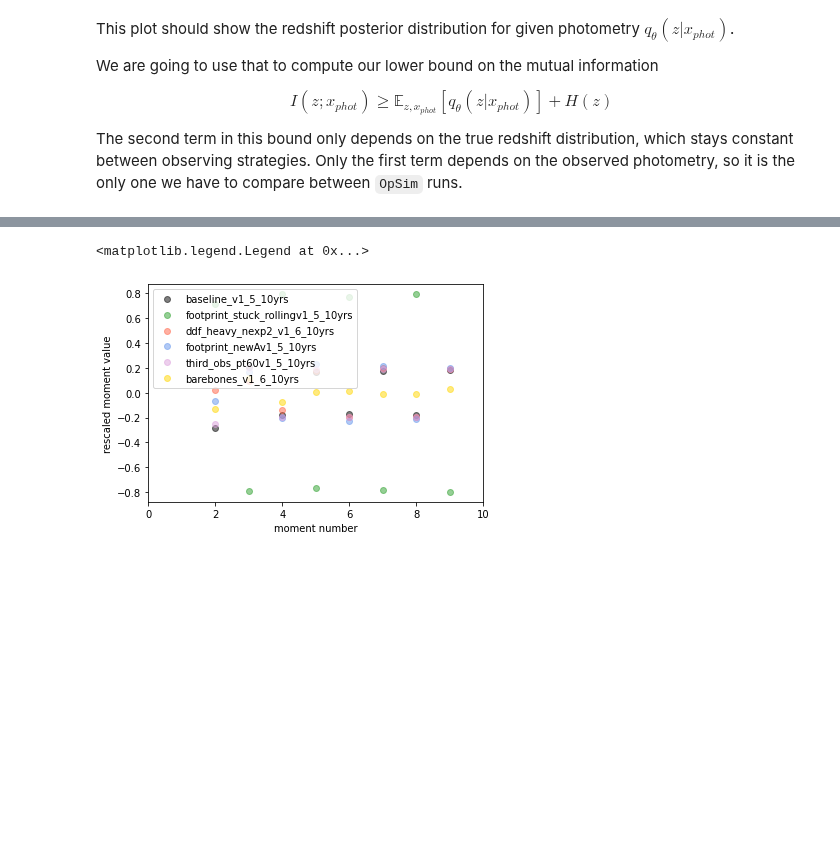
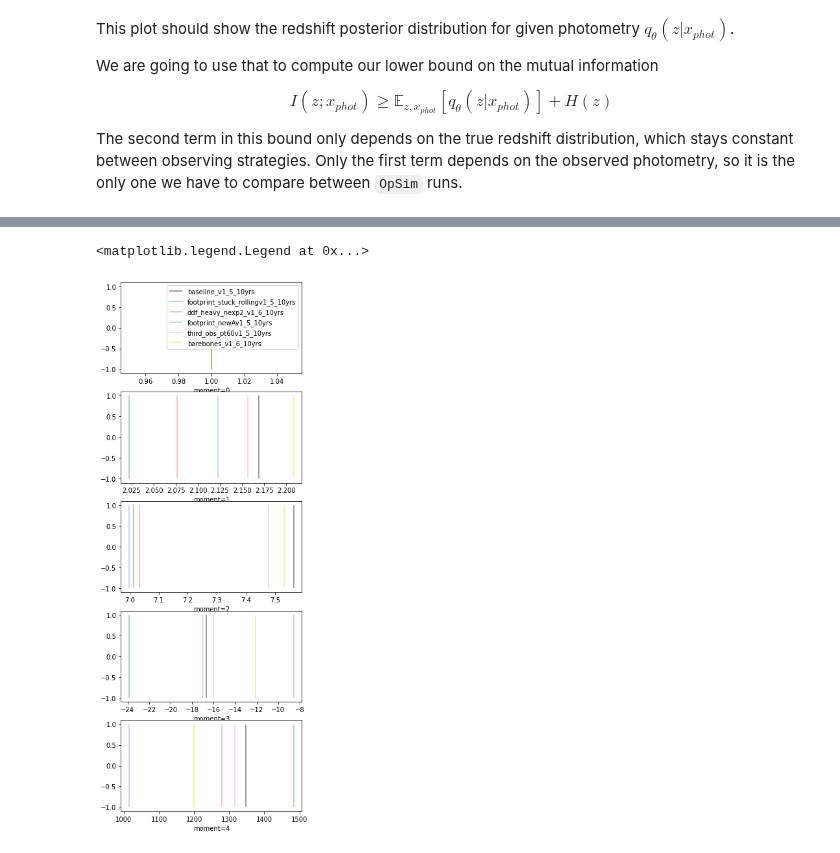
Before and after one commit to bscot/TheLastMetric, a Jupyter notebook: MAFVariationalMutualInformationPzFlow.ipynb, the cells around one changed output, grey strips where cells are left out. Cells and saved outputs as stored; diff of their text form; code cells hidden in the pictures; blank space fills up the shorter version.

```diff
--- a/MAFVariationalMutualInformationPzFlow.ipynb
+++ b/MAFVariationalMutualInformationPzFlow.ipynb
@@ -213 +225,7 @@ import scipy.stats as sps
+# %%
+# something isn't right about the autocalculation of moments so doing it by hand
+def calc_moment(vals, k):
+  n = len(vals)
+  outval = np.sum(vals**k) / float(n)
+  return float(outval)
 # %%
@@ -257,12 +267,14 @@ for n in which_moments:
-# %%
-for which_os in available_os:
-  plt.scatter(which_moments, rescaled_moments[which_os], color=os_colors[which_os], alpha=0.5, label=os_names[which_os])
-plt.xlabel('moment number')
-plt.ylabel('rescaled moment value')
-plt.legend()
-# plt.semilogy()
-# %% [output]
-<matplotlib.legend.Legend at 0x...>
-[figure, removed]
+# %%
+fig, axs = plt.subplots(len(which_moments), 1, figsize=(len(which_moments), 15))
+for i in which_moments:
+  for which_os in available_os:
+    axs[i].vlines(moment_res[which_os][i], -1., 1., color=os_colors[which_os], alpha=0.5, label=os_names[which_os])
+  axs[i].set_xlabel('moment='+str(i))
+axs[0].legend()
+# TODO try bootstrap samples to give this some depth
+# variance is really divergent between stuck, ddf, new vs. third, barebones, baseline; suspect this is due to outliers. . . hence why bootstrap could help?
+# %% [output]
+<matplotlib.legend.Legend at 0x...>
+[figure, added]
 # %%
 # # TODO: get rid of diagonal
```
Also changed, not shown: parts of 14 cells of this notebook.
